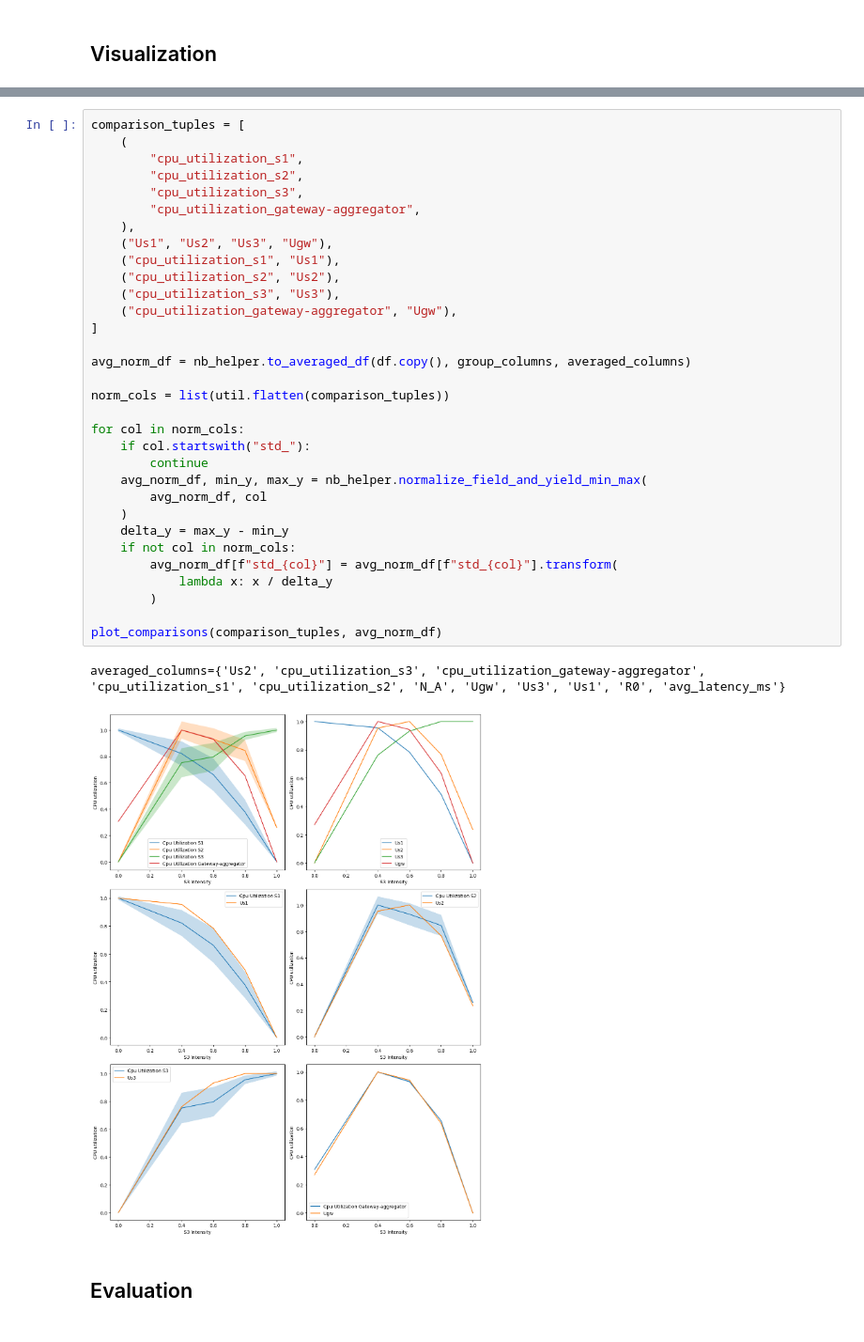
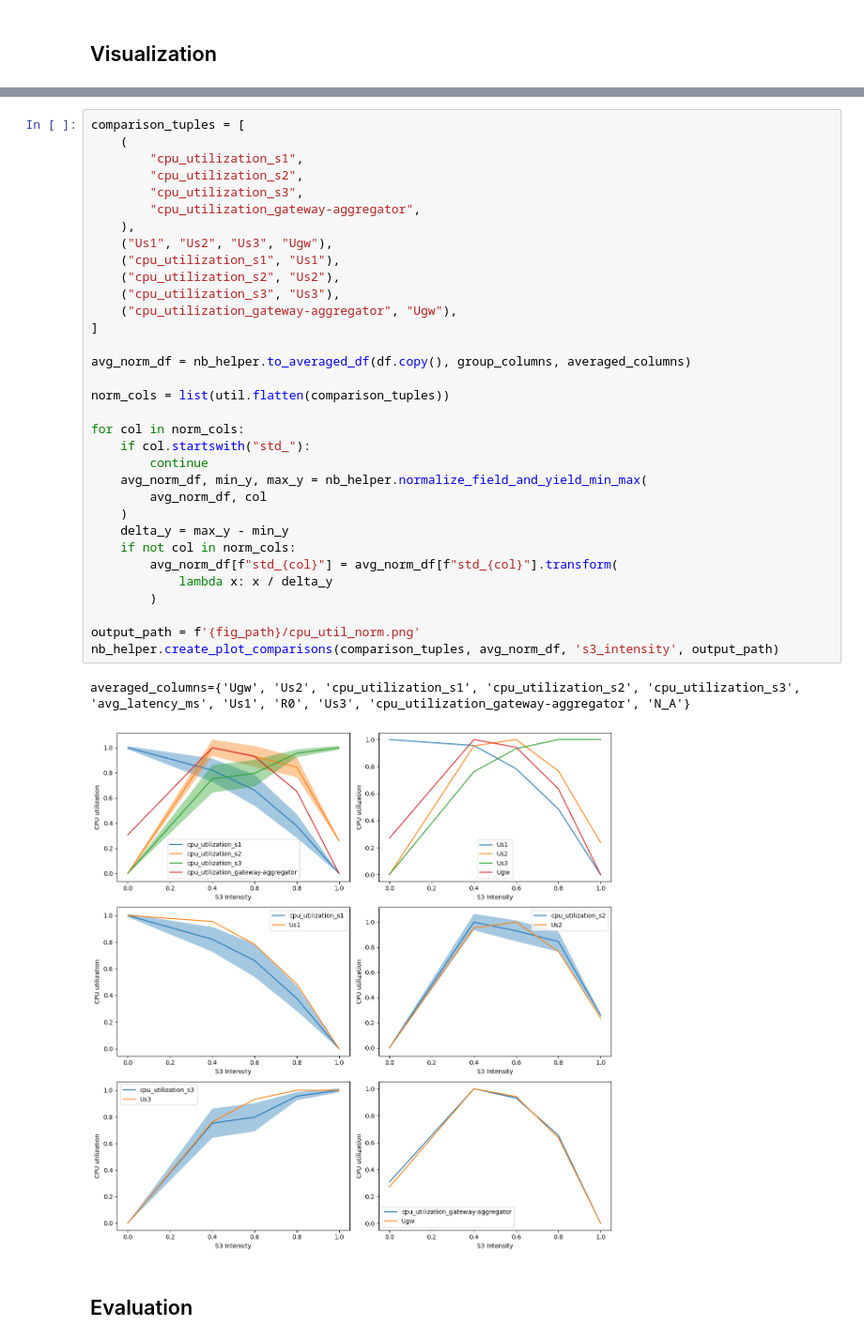
Before and after one commit to wmeijer221/muBench-experiment, a Jupyter notebook: gssi_experiment/gateway_aggregator/analysis_singular.ipynb, the cells around one changed output, grey strips where cells are left out. Shown at 94% size. Drawn from its saved outputs; the diff is of its cells as text.

```diff
--- a/gssi_experiment/gateway_aggregator/analysis_singular.ipynb
+++ b/gssi_experiment/gateway_aggregator/analysis_singular.ipynb
@@ -315,36 +323,37 @@ comparison_tuples = [
     (
         "cpu_utilization_s1",
         "cpu_utilization_s2",
         "cpu_utilization_s3",
         "cpu_utilization_gateway-aggregator",
     ),
     ("Us1", "Us2", "Us3", "Ugw"),
     ("cpu_utilization_s1", "Us1"),
     ("cpu_utilization_s2", "Us2"),
     ("cpu_utilization_s3", "Us3"),
     ("cpu_utilization_gateway-aggregator", "Ugw"),
 ]
 
 avg_norm_df = nb_helper.to_averaged_df(df.copy(), group_columns, averaged_columns)
 
 norm_cols = list(util.flatten(comparison_tuples))
 
 for col in norm_cols:
     if col.startswith("std_"):
         continue
     avg_norm_df, min_y, max_y = nb_helper.normalize_field_and_yield_min_max(
         avg_norm_df, col
     )
     delta_y = max_y - min_y
     if not col in norm_cols:
         avg_norm_df[f"std_{col}"] = avg_norm_df[f"std_{col}"].transform(
             lambda x: x / delta_y
         )
 
-plot_comparisons(comparison_tuples, avg_norm_df)
+output_path = f'{fig_path}/cpu_util_norm.png'
+nb_helper.create_plot_comparisons(comparison_tuples, avg_norm_df, 's3_intensity', output_path)
 # %% [output]
-averaged_columns={'Us2', 'cpu_utilization_s3', 'cpu_utilization_gateway-aggregator', 'cpu_utilization_s1', 'cpu_utilization_s2', 'N_A', 'Ugw', 'Us3', 'Us1', 'R0', 'avg_latency_ms'}
+averaged_columns={'Ugw', 'Us2', 'cpu_utilization_s1', 'cpu_utilization_s2', 'cpu_utilization_s3', 'avg_latency_ms', 'Us1', 'R0', 'Us3', 'cpu_utilization_gateway-aggregator', 'N_A'}
-[figure, old version]
+[figure, new version]
 # %% [markdown]
 ## Evaluation
 # %%
```
Also changed, not shown: parts of 5 cells of this notebook.
